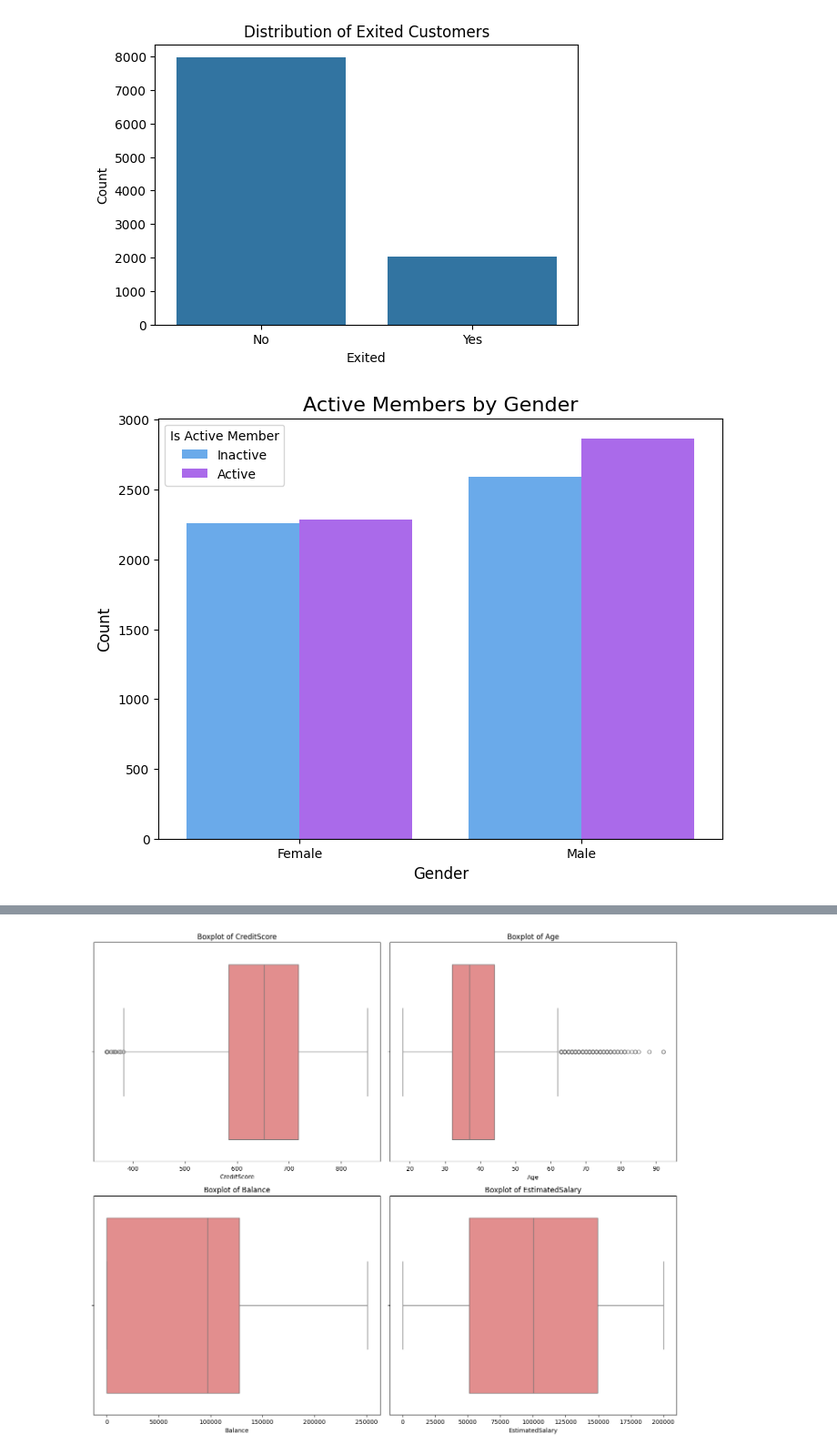
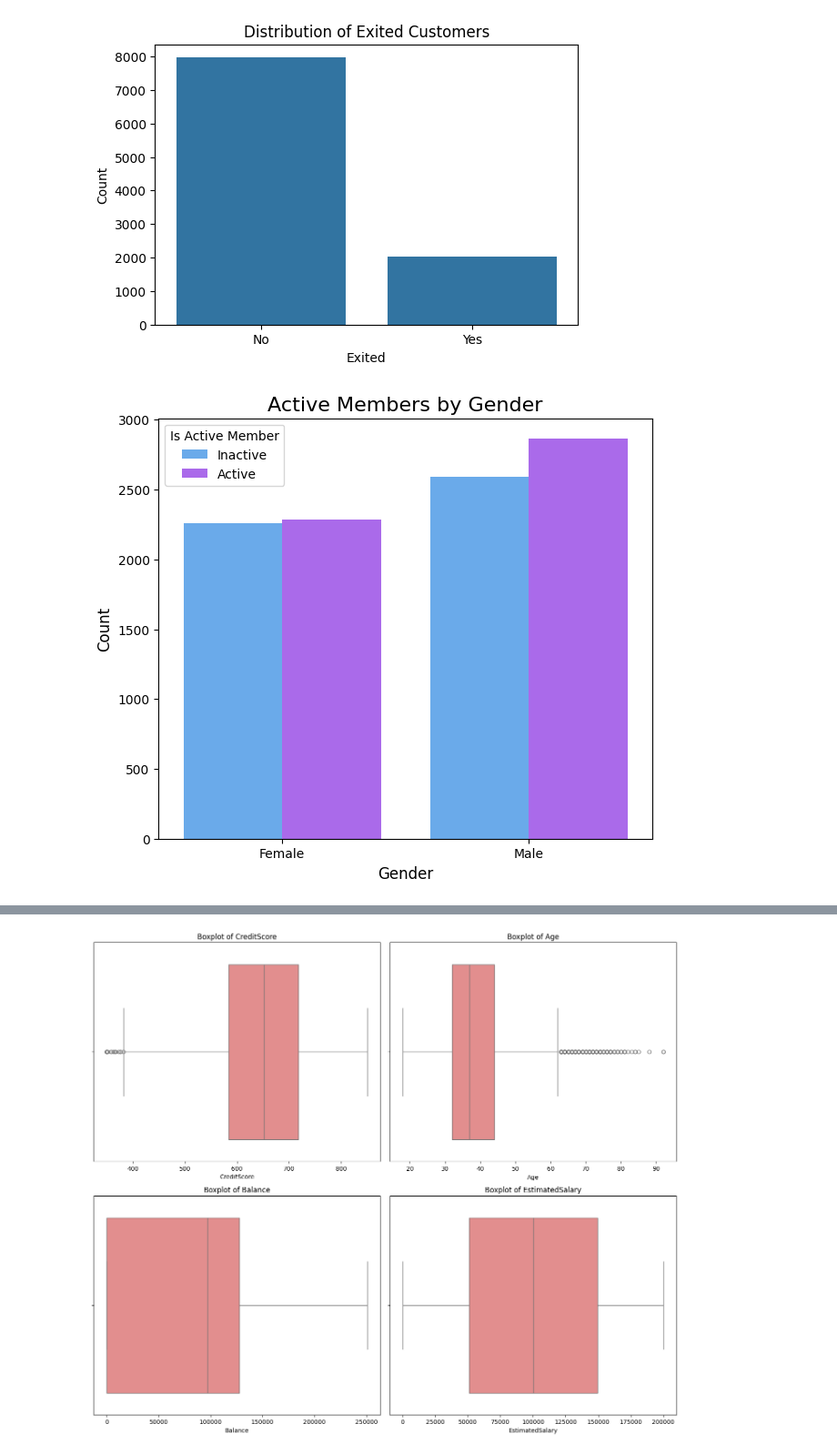
Before and after one commit to PavanGowda547/Customer_churn_analysis, a Jupyter notebook: Customer_Churn_EDA.ipynb, the cells around one changed output, grey strips where cells are left out. Shown: that part at 91% size. Drawn from its saved outputs; the diff is of its cells as text; code cells hidden in the pictures.

```diff
--- a/Customer_Churn_EDA.ipynb
+++ b/Customer_Churn_EDA.ipynb
@@ -157,14 +157,14 @@ plt.show()
 # %%
 
 #Active Members by Gender
-plt.figure(figsize=(8, 6))
+plt.figure(figsize=(7, 6))
 sns.countplot(data=df, x='Gender', hue='IsActiveMember', palette='cool')
 plt.title('Active Members by Gender', fontsize=16)
 plt.xlabel('Gender', fontsize=12)
 plt.ylabel('Count', fontsize=12)
 plt.legend(title='Is Active Member', labels=['Inactive', 'Active'])
 plt.show()
 # %% [output]
-[figure, old version]
+[figure, new version]
 # %%
 #Tenure Distribution by Exited Status
```
Also changed, not shown: parts of 2 cells of this notebook, 1 other file.
